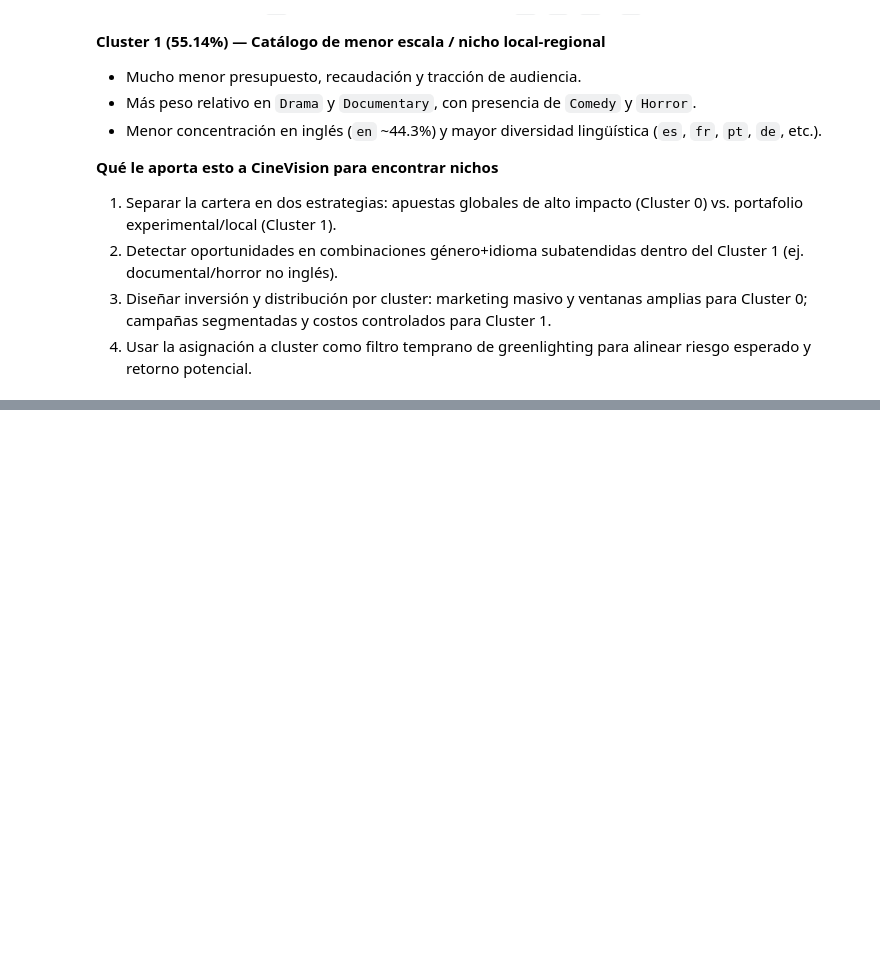
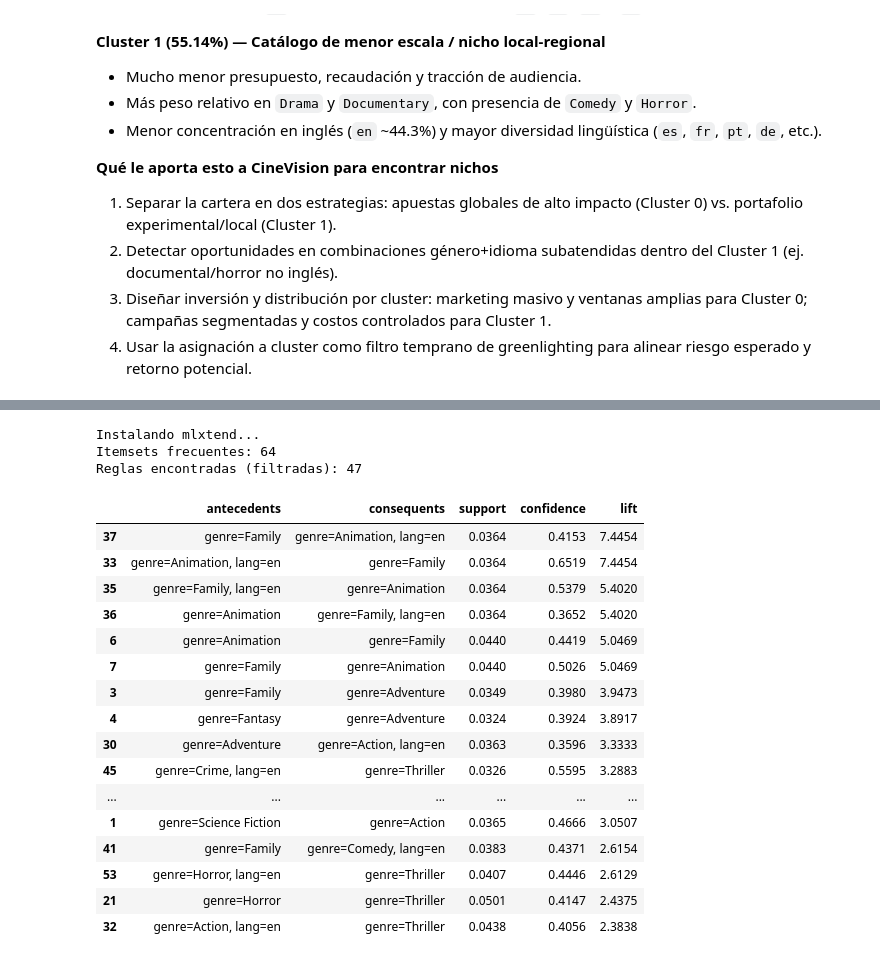
Before and after one commit to jcdiegolopez/MD-LAB02, a Jupyter notebook: main.ipynb, the cells around one changed output, grey strips where cells are left out. Cells and saved outputs as stored; diff of their text form; code cells hidden in the pictures; blank space fills up the shorter version.

```diff
--- a/main.ipynb
+++ b/main.ipynb
@@ -483,0 +644,58 @@ Top 5 idiomas por cluster:
+# %%
+# Reglas de asociación con Apriori
+import importlib
+import subprocess
+import sys
+
+if importlib.util.find_spec('mlxtend') is None:
+    print('Instalando mlxtend...')
+    subprocess.check_call([sys.executable, '-m', 'pip', 'install', 'mlxtend', '-q'])
+
+from mlxtend.preprocessing import TransactionEncoder
+from mlxtend.frequent_patterns import apriori, association_rules
+
+te = TransactionEncoder()
+te_array = te.fit(transactions).transform(transactions)
+basket = pd.DataFrame(te_array, columns=te.columns_)
+
+# Ajusta estos umbrales según densidad de reglas en tu dataset
+min_support = 0.03
+min_confidence = 0.35
+min_lift = 1.10
+
+frequent_itemsets = apriori(basket, min_support=min_support, use_colnames=True)
+rules = association_rules(frequent_itemsets, metric='confidence', min_threshold=min_confidence)
+
+if rules.empty:
+    print('No se generaron reglas con los umbrales actuales. Prueba bajar soporte/confianza.')
+else:
+    rules = rules[rules['lift'] >= min_lift].copy()
+    rules['antecedents'] = rules['antecedents'].apply(lambda s: ', '.join(sorted(list(s))))
+    rules['consequents'] = rules['consequents'].apply(lambda s: ', '.join(sorted(list(s))))
+    rules = rules.sort_values(['lift', 'confidence', 'support'], ascending=[False, False, False])
+
+    cols_view = ['antecedents', 'consequents', 'support', 'confidence', 'lift']
+    print(f'Itemsets frecuentes: {len(frequent_itemsets)}')
+    print(f'Reglas encontradas (filtradas): {len(rules)}')
+    display(rules[cols_view].head(20).round(4))
+# %% [output]
+Instalando mlxtend...
+Itemsets frecuentes: 64
+Reglas encontradas (filtradas): 47
+|  | antecedents | consequents | support | confidence | lift |
+| 37 | genre=Family | genre=Animation, lang=en | 0.0364 | 0.4153 | 7.4454 |
+| 33 | genre=Animation, lang=en | genre=Family | 0.0364 | 0.6519 | 7.4454 |
+| 35 | genre=Family, lang=en | genre=Animation | 0.0364 | 0.5379 | 5.4020 |
+| 36 | genre=Animation | genre=Family, lang=en | 0.0364 | 0.3652 | 5.4020 |
+| 6 | genre=Animation | genre=Family | 0.0440 | 0.4419 | 5.0469 |
+| 7 | genre=Family | genre=Animation | 0.0440 | 0.5026 | 5.0469 |
+| 3 | genre=Family | genre=Adventure | 0.0349 | 0.3980 | 3.9473 |
+| 4 | genre=Fantasy | genre=Adventure | 0.0324 | 0.3924 | 3.8917 |
+| 30 | genre=Adventure | genre=Action, lang=en | 0.0363 | 0.3596 | 3.3333 |
+| 45 | genre=Crime, lang=en | genre=Thriller | 0.0326 | 0.5595 | 3.2883 |
+| ... | ... | ... | ... | ... | ... |
+| 1 | genre=Science Fiction | genre=Action | 0.0365 | 0.4666 | 3.0507 |
+| 41 | genre=Family | genre=Comedy, lang=en | 0.0383 | 0.4371 | 2.6154 |
+| 53 | genre=Horror, lang=en | genre=Thriller | 0.0407 | 0.4446 | 2.6129 |
+| 21 | genre=Horror | genre=Thriller | 0.0501 | 0.4147 | 2.4375 |
+| 32 | genre=Action, lang=en | genre=Thriller | 0.0438 | 0.4056 | 2.3838 |
```
Also changed, not shown: parts of 6 cells of this notebook.
